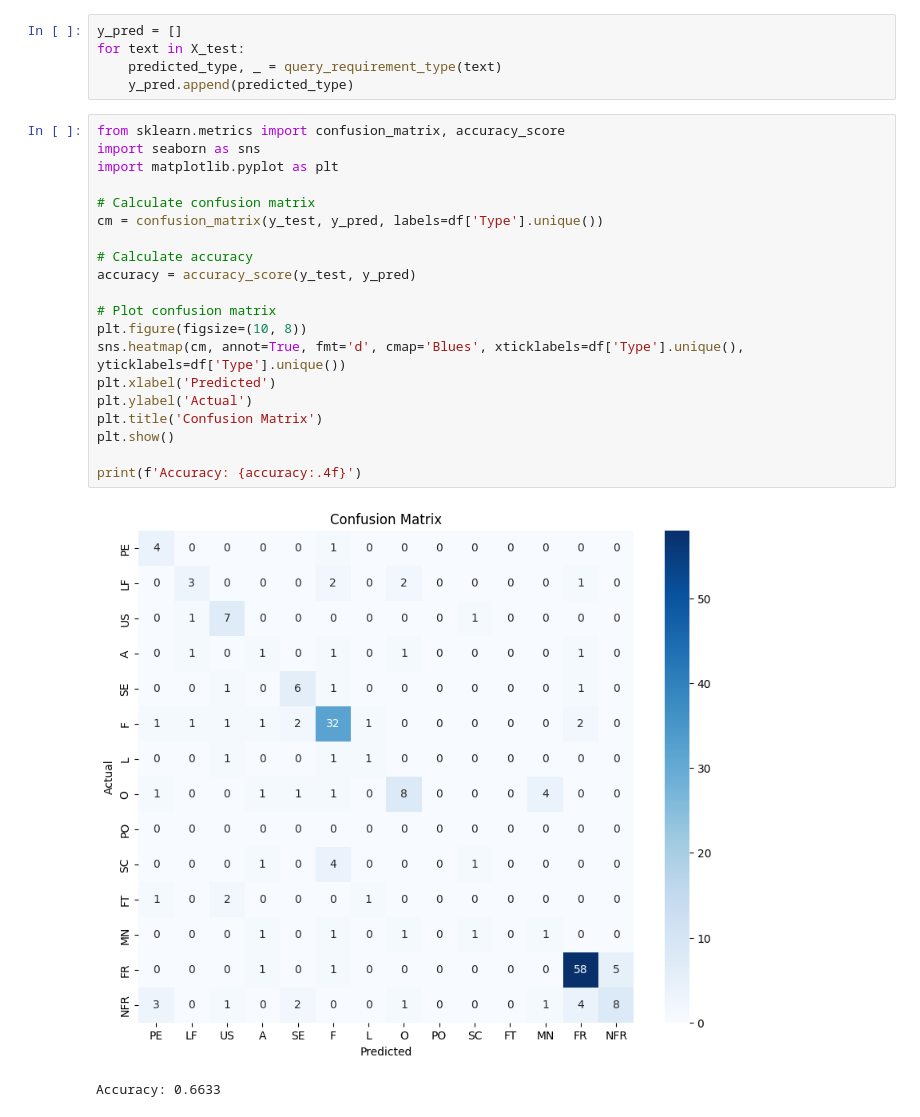
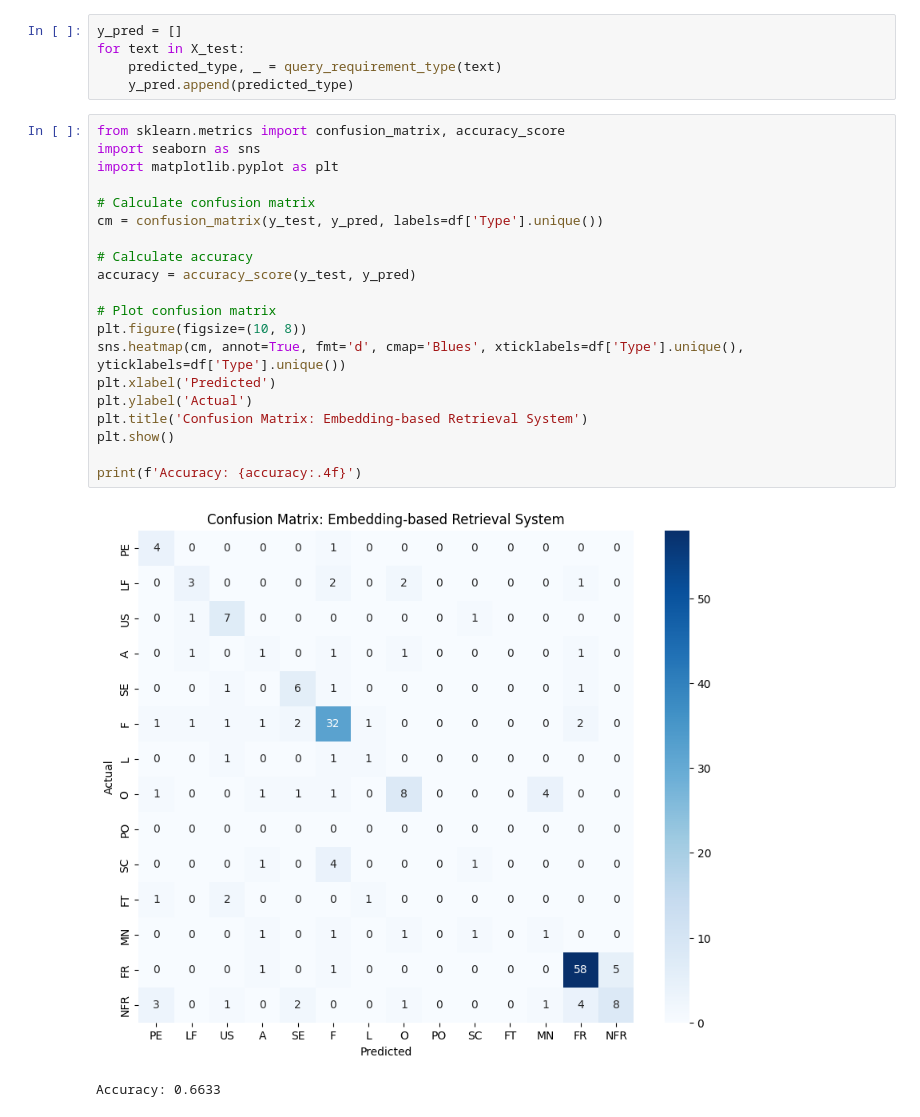
Before and after one commit to GrantGuernsey/Nonfunctional-Requirements-Classification, a Jupyter notebook: ProjectCode.ipynb, the cells around one changed output. Saved outputs shown, nothing was run; the diff lists cells and outputs as text.

Commit message:
Added linear classifier. Added better titles to the confusion matrix

```diff
--- a/ProjectCode.ipynb
+++ b/ProjectCode.ipynb
@@ -357,23 +395,23 @@ for text in X_test:
 # %%
 from sklearn.metrics import confusion_matrix, accuracy_score
 import seaborn as sns
 import matplotlib.pyplot as plt
 
 # Calculate confusion matrix
 cm = confusion_matrix(y_test, y_pred, labels=df['Type'].unique())
 
 # Calculate accuracy
 accuracy = accuracy_score(y_test, y_pred)
 
 # Plot confusion matrix
 plt.figure(figsize=(10, 8))
 sns.heatmap(cm, annot=True, fmt='d', cmap='Blues', xticklabels=df['Type'].unique(), yticklabels=df['Type'].unique())
 plt.xlabel('Predicted')
 plt.ylabel('Actual')
-plt.title('Confusion Matrix')
+plt.title('Confusion Matrix: Embedding-based Retrieval System')
 plt.show()
 
 print(f'Accuracy: {accuracy:.4f}')
 # %% [output]
-[figure, old version]
+[figure, new version]
 Accuracy: 0.6633
```
Also changed, not shown: parts of 7 cells of this notebook.
